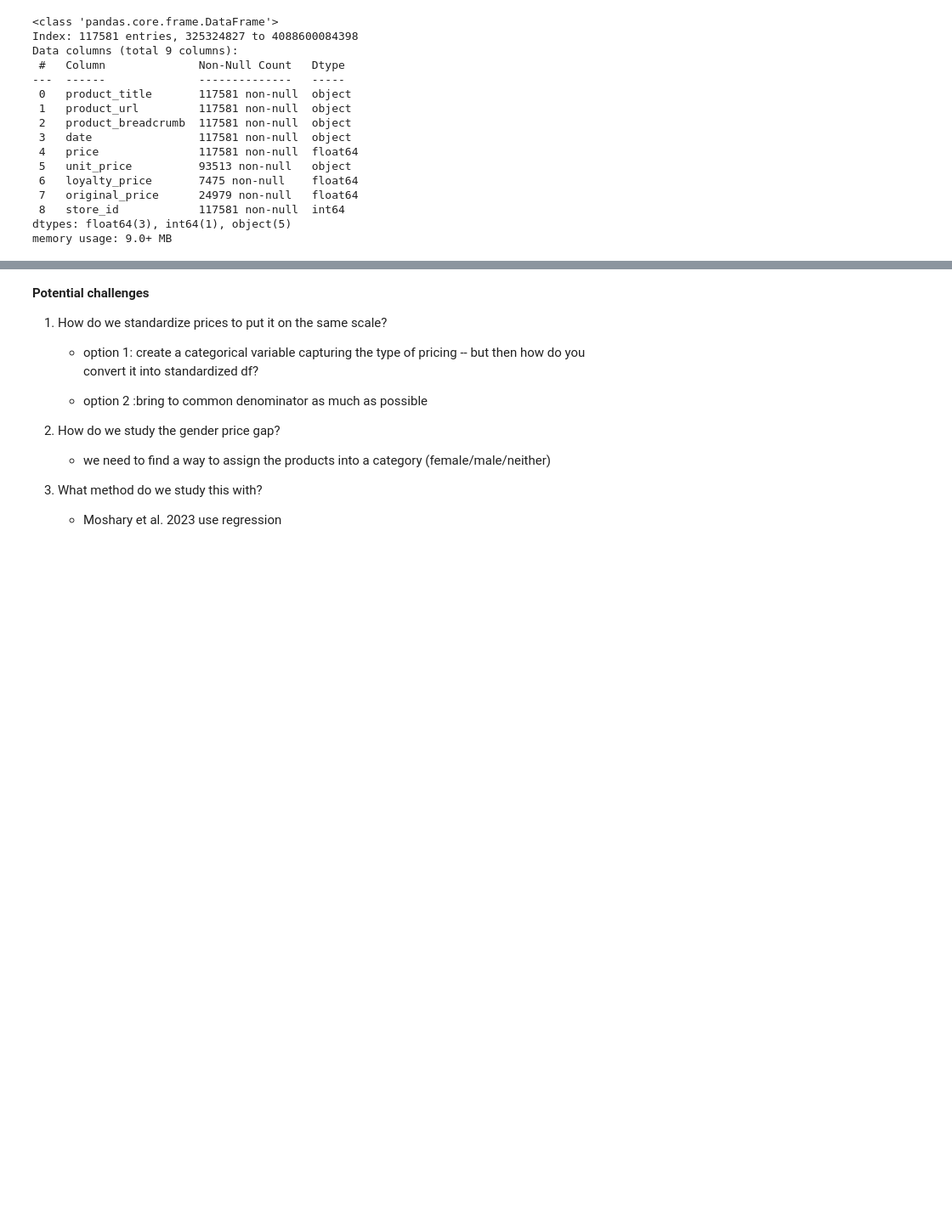
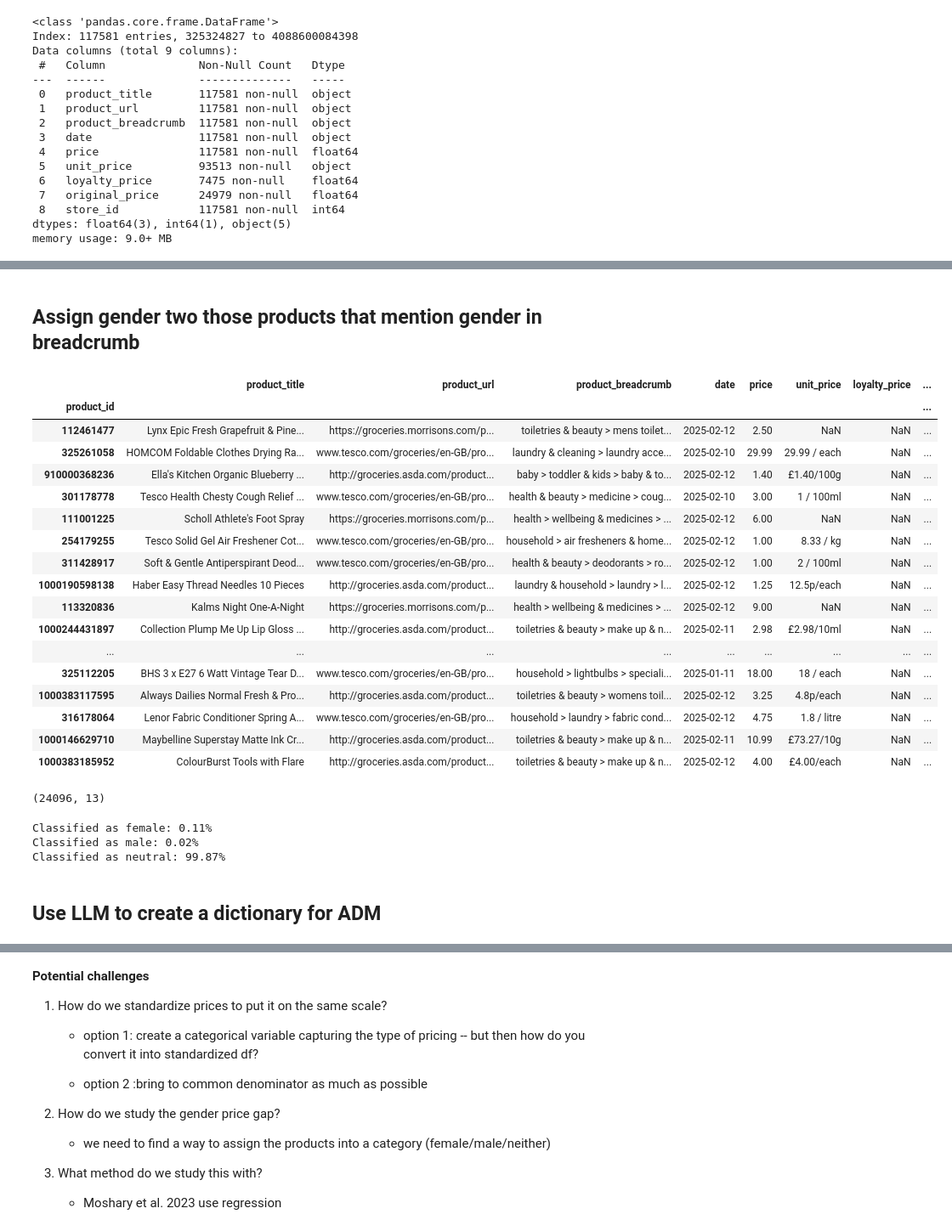
Before and after one commit to aleksandrajaremko/PP422-group-project, a Jupyter notebook: Aleksandra's workbook.ipynb, the cells around one changed output, grey strips where cells are left out. Shown: that part at 85% size. Drawn from its saved outputs; the diff is of its cells as text; code cells hidden in the pictures; blank space fills up the shorter version.

Commit message:
Feat: filter by product type, clean breadcrumb

```diff
--- a/Aleksandra's workbook.ipynb
+++ b/Aleksandra's workbook.ipynb
@@ -154,0 +240,11 @@ memory usage: 9.0+ MB
+# %%
+product_cat_of_interest = ["toiletries", "health", "beauty", "household", "sports" ,"leisure", "laundry", "baby"]
+
+#create a regex pattern to check if any of the strings in list above are contained in rows
+pattern = "|".join(product_cat_of_interest)
+# %%
+# Keep only rows that contain any of the categories from the list
+filtered_items_df = merged_df[
+    merged_df["product_category"].str.contains(pattern, case=False, na=False) |
+    merged_df["product_subcategory"].str.contains(pattern, case=False, na=False)
+]
@@ -154,0 +266,58 @@ memory usage: 9.0+ MB
+# %% [markdown]
+## Assign gender two those products that mention gender in breadcrumb
+# %%
+# Function to classify gender based on the breadcrumb
+
+def classify_gender(breadcrumb):
+    # Define regex patterns for male, female, and neutral categories
+    male_pattern = r'\b(male|men|men\'s|man)\b'
+    female_pattern = r'\b(women|female|women\'s|woman)\b'
+
+    # Check if the breadcrumb matches the male pattern
+    if re.search(male_pattern, breadcrumb, re.IGNORECASE):
+        return 'male'
+    # Check if the breadcrumb matches the female pattern
+    elif re.search(female_pattern, breadcrumb, re.IGNORECASE):
+        return 'female'
+    # Assign neutral if neither male nor female is found
+    else:
+        return 'neutral'
+# %%
+df = filtered_items_df.copy()
+df.loc[:,'gender_breadcrumb'] = filtered_items_df['product_breadcrumb'].apply(classify_gender)
+# %%
+rand_sample_df = df.sample(n=50)
+rand_sample_df
+# %% [output]
+|  | product_title | product_url | product_breadcrumb | date | price | unit_price | loyalty_price | ... |
+| product_id |  |  |  |  |  |  |  | ... |
+| 112461477 | Lynx Epic Fresh Grapefruit & Pine... | https://groceries.morrisons.com/p... | toiletries & beauty > mens toilet... | 2025-02-12 | 2.50 | NaN | NaN | ... |
+| 325261058 | HOMCOM Foldable Clothes Drying Ra... | www.tesco.com/groceries/en-GB/pro... | laundry & cleaning > laundry acce... | 2025-02-10 | 29.99 | 29.99 / each | NaN | ... |
+| 910000368236 | Ella's Kitchen Organic Blueberry ... | http://groceries.asda.com/product... | baby > toddler & kids > baby & to... | 2025-02-12 | 1.40 | £1.40/100g | NaN | ... |
+| 301178778 | Tesco Health Chesty Cough Relief ... | www.tesco.com/groceries/en-GB/pro... | health & beauty > medicine > coug... | 2025-02-10 | 3.00 | 1 / 100ml | NaN | ... |
+| 111001225 | Scholl Athlete's Foot Spray | https://groceries.morrisons.com/p... | health > wellbeing & medicines > ... | 2025-02-12 | 6.00 | NaN | NaN | ... |
+| 254179255 | Tesco Solid Gel Air Freshener Cot... | www.tesco.com/groceries/en-GB/pro... | household > air fresheners & home... | 2025-02-12 | 1.00 | 8.33 / kg | NaN | ... |
+| 311428917 | Soft & Gentle Antiperspirant Deod... | www.tesco.com/groceries/en-GB/pro... | health & beauty > deodorants > ro... | 2025-02-12 | 1.00 | 2 / 100ml | NaN | ... |
+| 1000190598138 | Haber Easy Thread Needles 10 Pieces | http://groceries.asda.com/product... | laundry & household > laundry > l... | 2025-02-12 | 1.25 | 12.5p/each | NaN | ... |
+| 113320836 | Kalms Night One-A-Night | https://groceries.morrisons.com/p... | health > wellbeing & medicines > ... | 2025-02-12 | 9.00 | NaN | NaN | ... |
+| 1000244431897 | Collection Plump Me Up Lip Gloss ... | http://groceries.asda.com/product... | toiletries & beauty > make up & n... | 2025-02-11 | 2.98 | £2.98/10ml | NaN | ... |
+| ... | ... | ... | ... | ... | ... | ... | ... | ... |
+| 325112205 | BHS 3 x E27 6 Watt Vintage Tear D... | www.tesco.com/groceries/en-GB/pro... | household > lightbulbs > speciali... | 2025-01-11 | 18.00 | 18 / each | NaN | ... |
+| 1000383117595 | Always Dailies Normal Fresh & Pro... | http://groceries.asda.com/product... | toiletries & beauty > womens toil... | 2025-02-12 | 3.25 | 4.8p/each | NaN | ... |
+| 316178064 | Lenor Fabric Conditioner Spring A... | www.tesco.com/groceries/en-GB/pro... | household > laundry > fabric cond... | 2025-02-12 | 4.75 | 1.8 / litre | NaN | ... |
+| 1000146629710 | Maybelline Superstay Matte Ink Cr... | http://groceries.asda.com/product... | toiletries & beauty > make up & n... | 2025-02-11 | 10.99 | £73.27/10g | NaN | ... |
+| 1000383185952 | ColourBurst Tools with Flare | http://groceries.asda.com/product... | toiletries & beauty > make up & n... | 2025-02-12 | 4.00 | £4.00/each | NaN | ... |
+# %%
+df.shape
+# %% [output]
+(24096, 13)
+# %%
+print(f"Classified as female: {sum(df["gender_breadcrumb"] == "female")/(df.shape[0]):.2%}")
+print(f"Classified as male: {sum(df["gender_breadcrumb"] == "male")/(df.shape[0]):.2%}")
+print(f"Classified as neutral: {sum(df["gender_breadcrumb"] == "neutral")/(df.shape[0]):.2%}")
+# %% [output]
+Classified as female: 0.11%
+Classified as male: 0.02%
+Classified as neutral: 99.87%
+# %% [markdown]
+## Use LLM to create a dictionary for ADM
```
Also changed, not shown: parts of 15 cells of this notebook.
